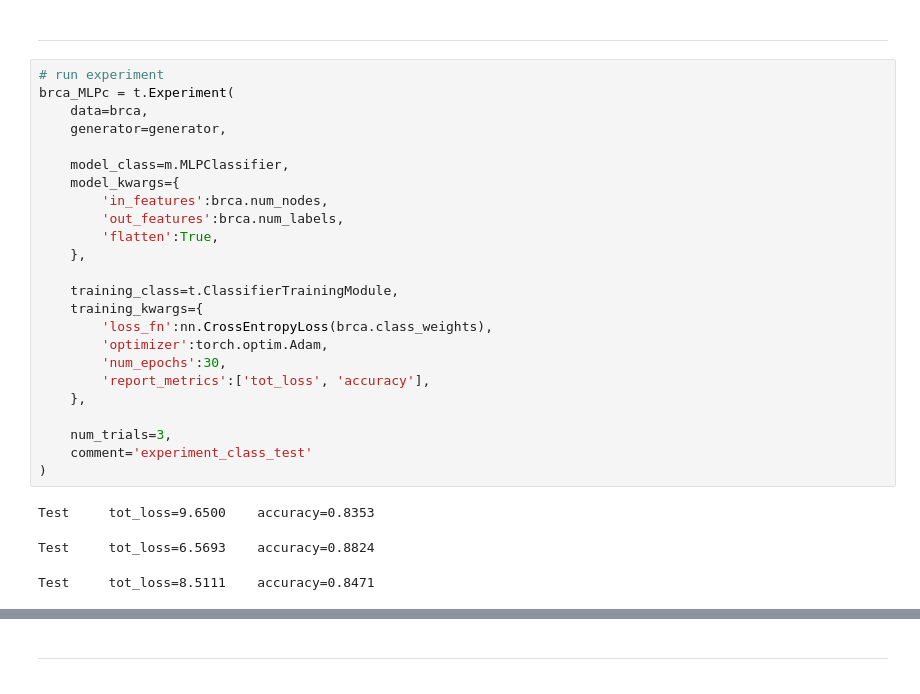
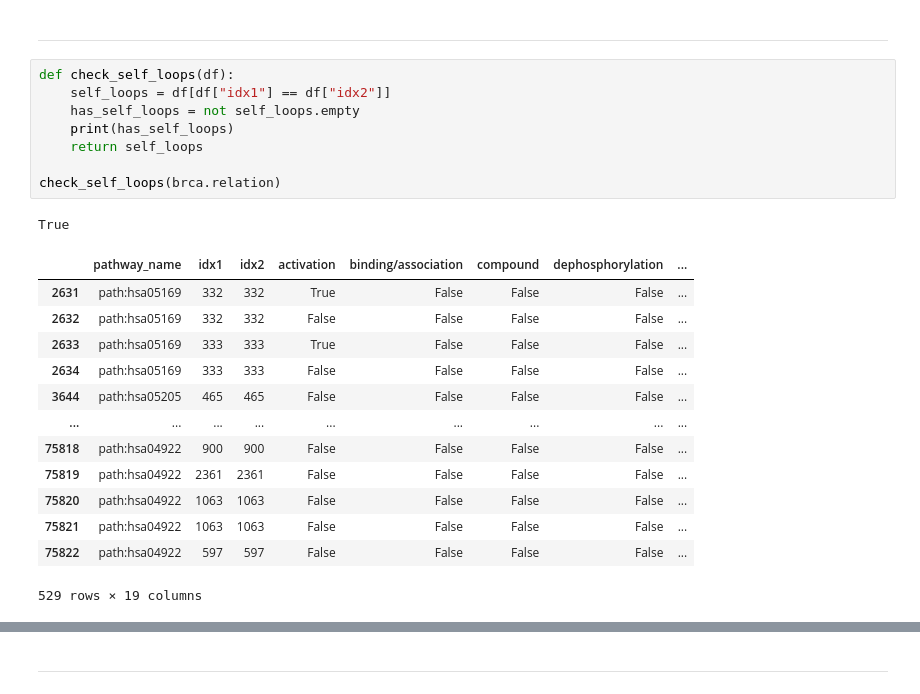
Before and after one commit to marcusvillena/pathway_model, a Jupyter notebook: projects/model_tests/model_tests.ipynb, the cells around one changed output, grey strips where cells are left out. Saved outputs shown, nothing was run; the diff lists cells and outputs as text.

Commit message:
gcn+exper_module

```diff
--- a/projects/model_tests/model_tests.ipynb
+++ b/projects/model_tests/model_tests.ipynb
@@ -80,30 +113,25 @@ num_masks        305              int
 # %% [markdown]
 ---
-# %%
-# run experiment
-brca_MLPc = t.Experiment(
-    data=brca,
-    generator=generator,
-
-    model_class=m.MLPClassifier,
-    model_kwargs={
-        'in_features':brca.num_nodes,
-        'out_features':brca.num_labels,
-        'flatten':True,
-    },
-
-    training_class=t.ClassifierTrainingModule,
-    training_kwargs={
-        'loss_fn':nn.CrossEntropyLoss(brca.class_weights),
-        'optimizer':torch.optim.Adam,
-        'num_epochs':30,
-        'report_metrics':['tot_loss', 'accuracy'],
-    },
-
-    num_trials=3,
-    comment='experiment_class_test'
-)
-# %% [output]
-Test     tot_loss=9.6500    accuracy=0.8353
-Test     tot_loss=6.5693    accuracy=0.8824
-Test     tot_loss=8.5111    accuracy=0.8471
+# %%
+def check_self_loops(df):
+    self_loops = df[df["idx1"] == df["idx2"]]
+    has_self_loops = not self_loops.empty
+    print(has_self_loops)
+    return self_loops
+
+check_self_loops(brca.relation)
+# %% [output]
+True
+|  | pathway_name | idx1 | idx2 | activation | binding/association | compound | dephosphorylation | ... |
+| 2631 | path:hsa05169 | 332 | 332 | True | False | False | False | ... |
+| 2632 | path:hsa05169 | 332 | 332 | False | False | False | False | ... |
+| 2633 | path:hsa05169 | 333 | 333 | True | False | False | False | ... |
+| 2634 | path:hsa05169 | 333 | 333 | False | False | False | False | ... |
+| 3644 | path:hsa05205 | 465 | 465 | False | False | False | False | ... |
+| ... | ... | ... | ... | ... | ... | ... | ... | ... |
+| 75818 | path:hsa04922 | 900 | 900 | False | False | False | False | ... |
+| 75819 | path:hsa04922 | 2361 | 2361 | False | False | False | False | ... |
+| 75820 | path:hsa04922 | 1063 | 1063 | False | False | False | False | ... |
+| 75821 | path:hsa04922 | 1063 | 1063 | False | False | False | False | ... |
+| 75822 | path:hsa04922 | 597 | 597 | False | False | False | False | ... |
+529 rows × 19 columns
```
Also changed, not shown: parts of 19 cells of this notebook, 4 other files.
